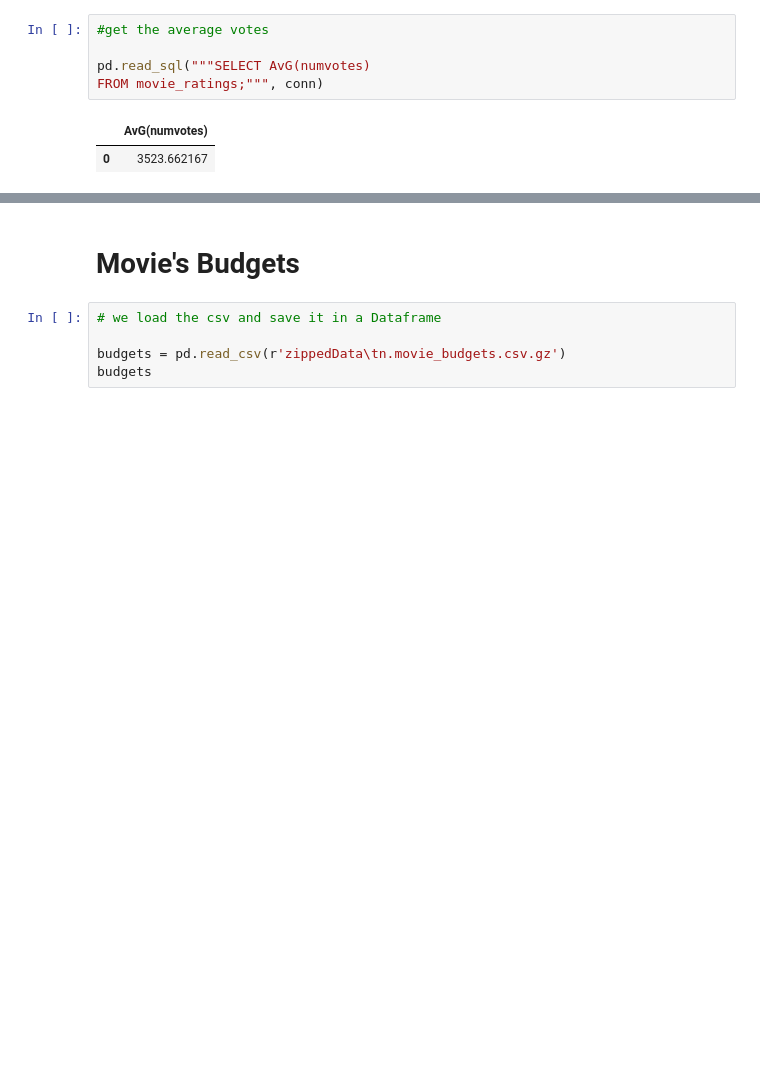
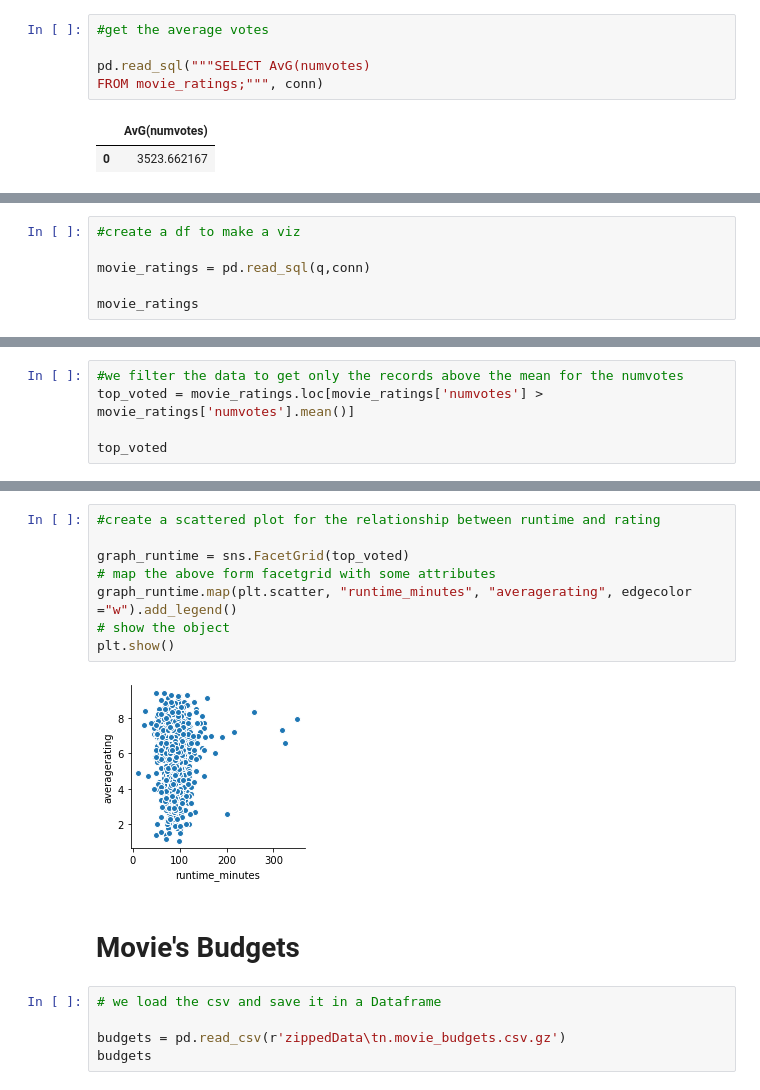
Before and after one commit to omunozsanchezdeloitte/Capstone---LPod-3, a Jupyter notebook: index.ipynb, the cells around one changed output, grey strips where cells are left out. Cells and saved outputs as stored; diff of their text form; blank space fills up the shorter version.

```diff
--- a/index.ipynb
+++ b/index.ipynb
@@ -173,0 +168,6 @@ conn.close()
+# %%
+#create a df to make a viz
+
+movie_ratings = pd.read_sql(q,conn)
+
+movie_ratings
@@ -173,0 +188,5 @@ conn.close()
+# %%
+#we filter the data to get only the records above the mean for the numvotes
+top_voted = movie_ratings.loc[movie_ratings['numvotes'] > movie_ratings['numvotes'].mean()]
+
+top_voted
@@ -174,3 +219,13 @@ conn.close()
+# %%
+#create a scattered plot for the relationship between runtime and rating
+
+graph_runtime = sns.FacetGrid(top_voted)
+# map the above form facetgrid with some attributes
+graph_runtime.map(plt.scatter, "runtime_minutes", "averagerating", edgecolor ="w").add_legend()
+# show the object
+plt.show()
+# %% [output]
+[figure, added]
 # %% [markdown]
 # Movie's Budgets
 # %%
```
Also changed, not shown: parts of 15 cells of this notebook.
